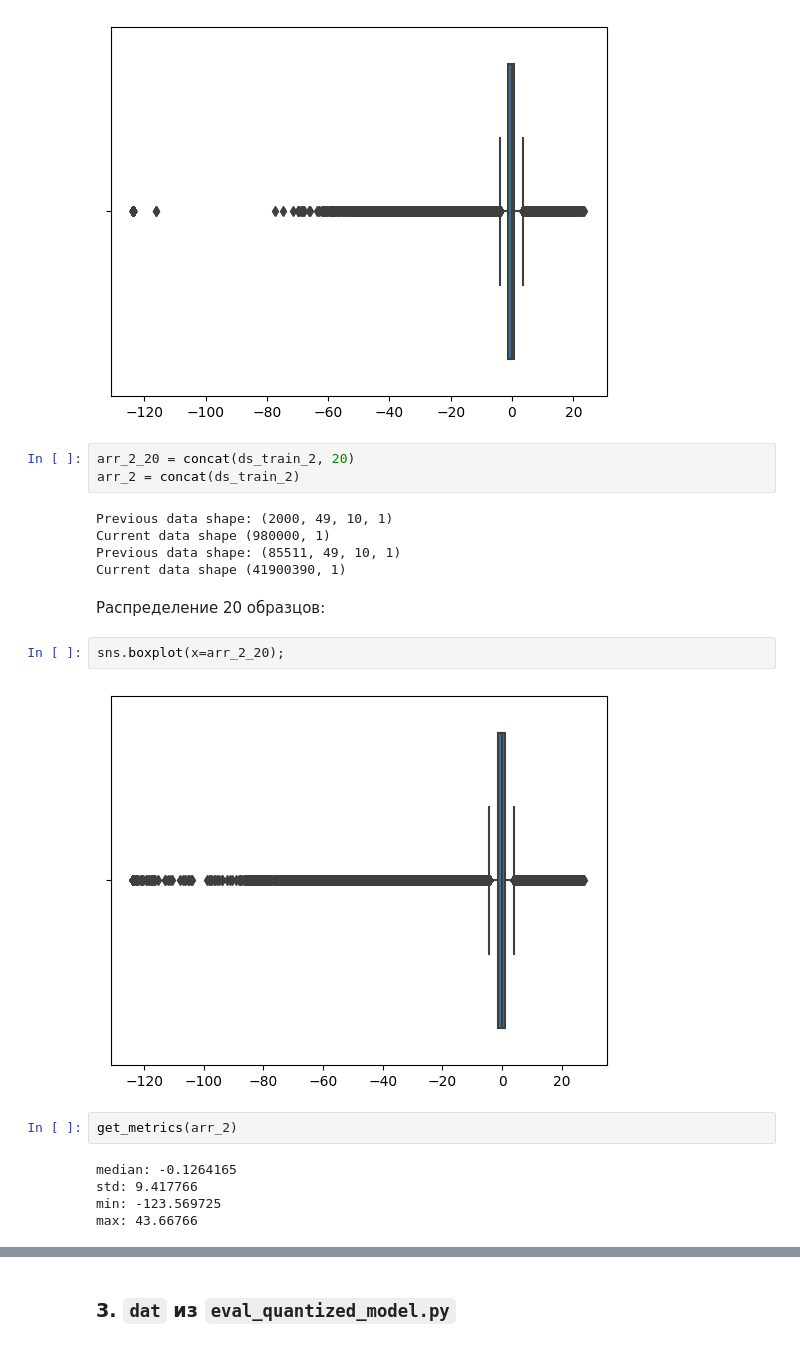
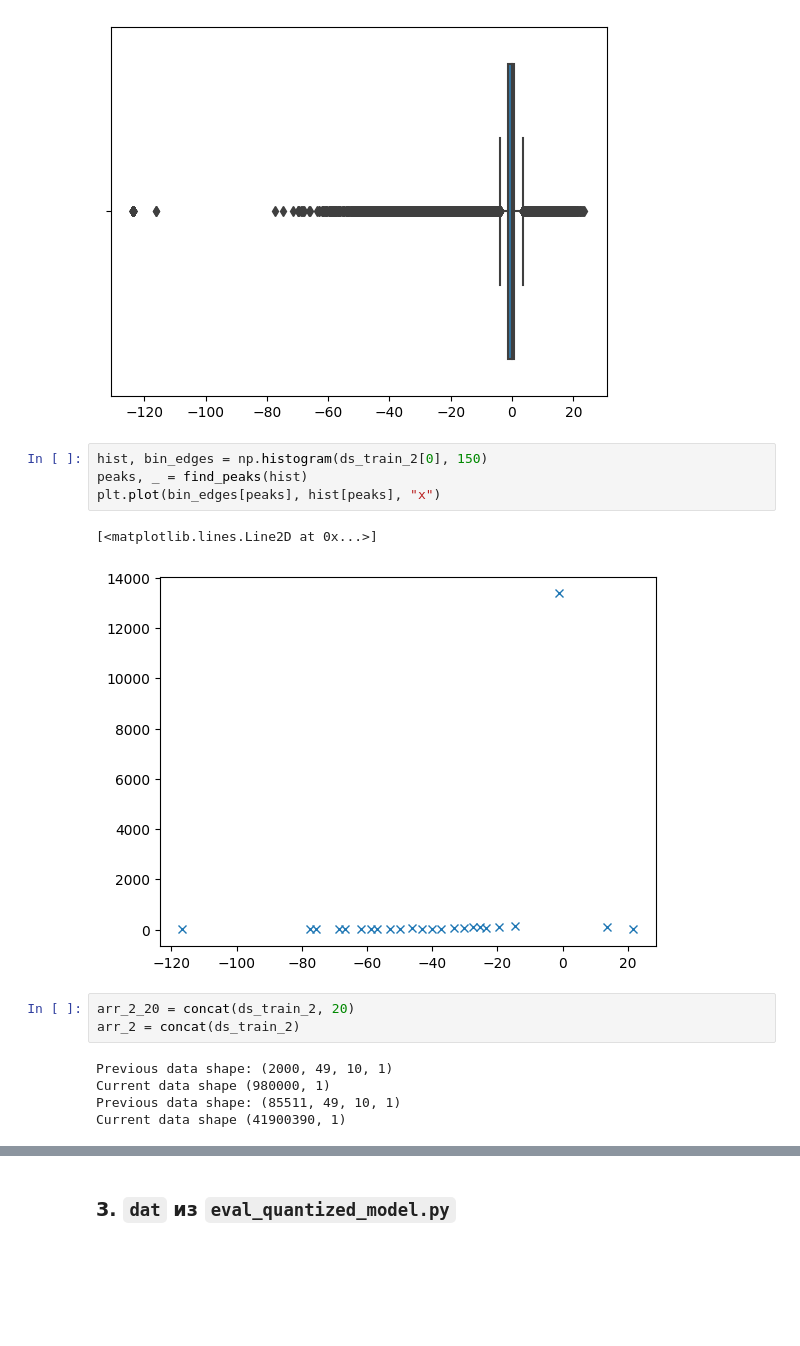
Before and after one commit to Red-Caesar/data-analysis-for-project, a Jupyter notebook: data_analysis.ipynb, the cells around one changed output, grey strips where cells are left out. Drawn from its saved outputs; the diff is of its cells as text; blank space fills up the shorter version.

```diff
--- a/data_analysis.ipynb
+++ b/data_analysis.ipynb
@@ -81,6 +87,13 @@ ds_train_2 = open_file('ds_train_2')
 sns.boxplot(x=ds_train_2[0]);
 # %% [output]
 [figure]
+# %%
+hist, bin_edges = np.histogram(ds_train_2[0], 150)
+peaks, _ = find_peaks(hist)
+plt.plot(bin_edges[peaks], hist[peaks], "x")
+# %% [output]
+[<matplotlib.lines.Line2D at 0x...>]
+[figure, added]
 # %%
 arr_2_20 = concat(ds_train_2, 20)
 arr_2 = concat(ds_train_2)
@@ -89,16 +102,3 @@ Previous data shape: (2000, 49, 10, 1)
 Current data shape (980000, 1)
 Previous data shape: (85511, 49, 10, 1)
 Current data shape (41900390, 1)
-# %% [markdown]
-Распределение 20 образцов:
-# %%
-sns.boxplot(x=arr_2_20);
-# %% [output]
-[figure, removed]
-# %%
-get_metrics(arr_2)
-# %% [output]
-median: -0.1264165
-std: 9.417766
-min: -123.569725
-max: 43.66766
```
Also changed, not shown: parts of 14 cells of this notebook.
